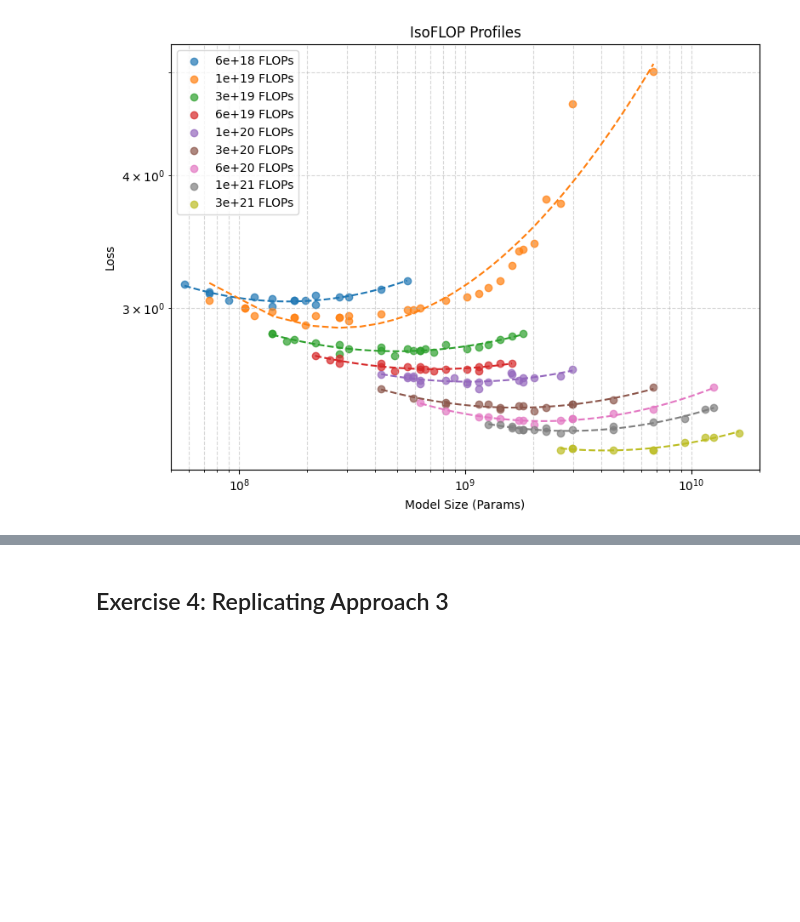
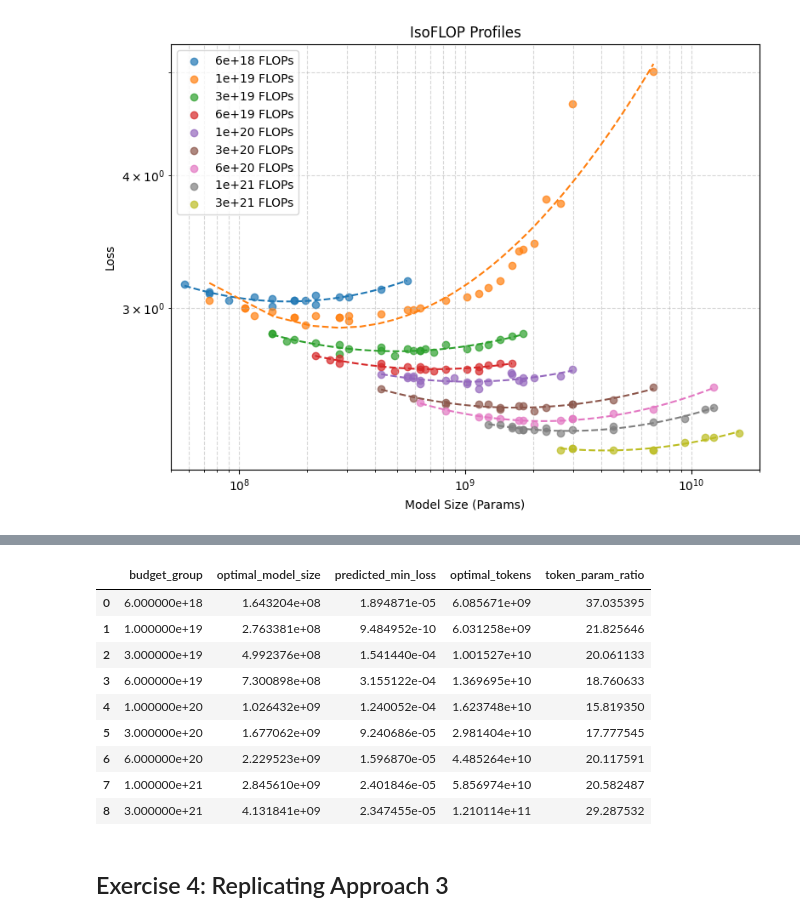
Before and after one commit to MichalSlowakiewicz/Large-Scale-Machine-Learning, a Jupyter notebook: LAB_5_mslowakiewicz.ipynb, the cells around one changed output, grey strips where cells are left out. Cells and saved outputs as stored; diff of their text form; code cells hidden in the pictures; blank space fills up the shorter version.

```diff
--- a/LAB_5_mslowakiewicz.ipynb
+++ b/LAB_5_mslowakiewicz.ipynb
@@ -251,7 +243,7 @@ def fit_parabola_and_find_min(group):
     optimal_log_size = - coeffs[1] / (2 * coeffs[0])
     optimal_model_size = 10 ** optimal_log_size
 
-    predicted_min_log_loss = coeffs[0] * (optimal_log_size ** 2) + coeffs[1] * optimal_log_size + coeffs[0]
+    predicted_min_log_loss = coeffs[0] * (optimal_log_size ** 2) + coeffs[1] * optimal_log_size + coeffs[2]
     predicted_min_loss = 10 ** predicted_min_log_loss
 
     # Return the results
@@ -266,10 +258,21 @@ results = data_filtered.groupby('budget_group').apply(fit_parabola_and_find_min)
 
 # Reset index to flatten the DataFrame
 results = results.reset_index(drop=True)
-# %%
-results["optimal_tokens"] = ...
-results["token_param_ratio"] = ...
-results
+# %%
+results["optimal_tokens"] = results['budget_group'] / 6 / results['optimal_model_size'] # using formula C = 6ND
+results["token_param_ratio"] = results['optimal_tokens'] / results['optimal_model_size']
+results
+# %% [output]
+|  | budget_group | optimal_model_size | predicted_min_loss | optimal_tokens | token_param_ratio |
+| 0 | 6.000000e+18 | 1.643204e+08 | 1.894871e-05 | 6.085671e+09 | 37.035395 |
+| 1 | 1.000000e+19 | 2.763381e+08 | 9.484952e-10 | 6.031258e+09 | 21.825646 |
+| 2 | 3.000000e+19 | 4.992376e+08 | 1.541440e-04 | 1.001527e+10 | 20.061133 |
+| 3 | 6.000000e+19 | 7.300898e+08 | 3.155122e-04 | 1.369695e+10 | 18.760633 |
+| 4 | 1.000000e+20 | 1.026432e+09 | 1.240052e-04 | 1.623748e+10 | 15.819350 |
+| 5 | 3.000000e+20 | 1.677062e+09 | 9.240686e-05 | 2.981404e+10 | 17.777545 |
+| 6 | 6.000000e+20 | 2.229523e+09 | 1.596870e-05 | 4.485264e+10 | 20.117591 |
+| 7 | 1.000000e+21 | 2.845610e+09 | 2.401846e-05 | 5.856974e+10 | 20.582487 |
+| 8 | 3.000000e+21 | 4.131841e+09 | 2.347455e-05 | 1.210114e+11 | 29.287532 |
 # %% [markdown]
 ## Exercise 4: Replicating Approach 3
 # %% [markdown]
```
Also changed, not shown: parts of 3 cells of this notebook.
